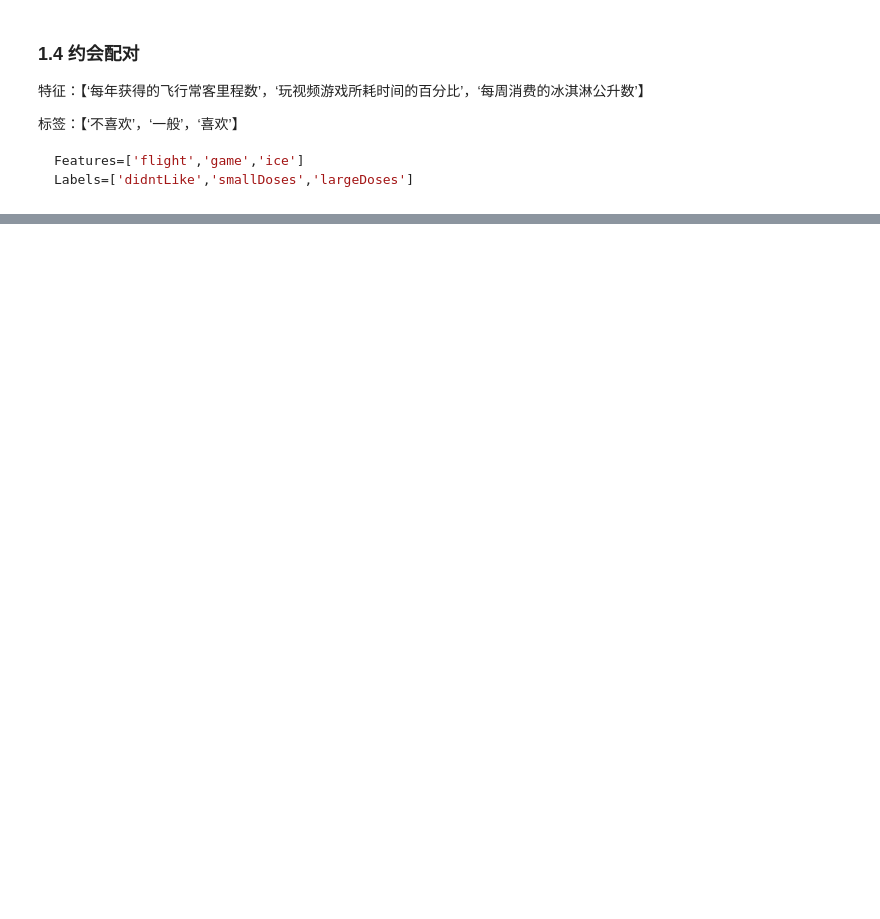
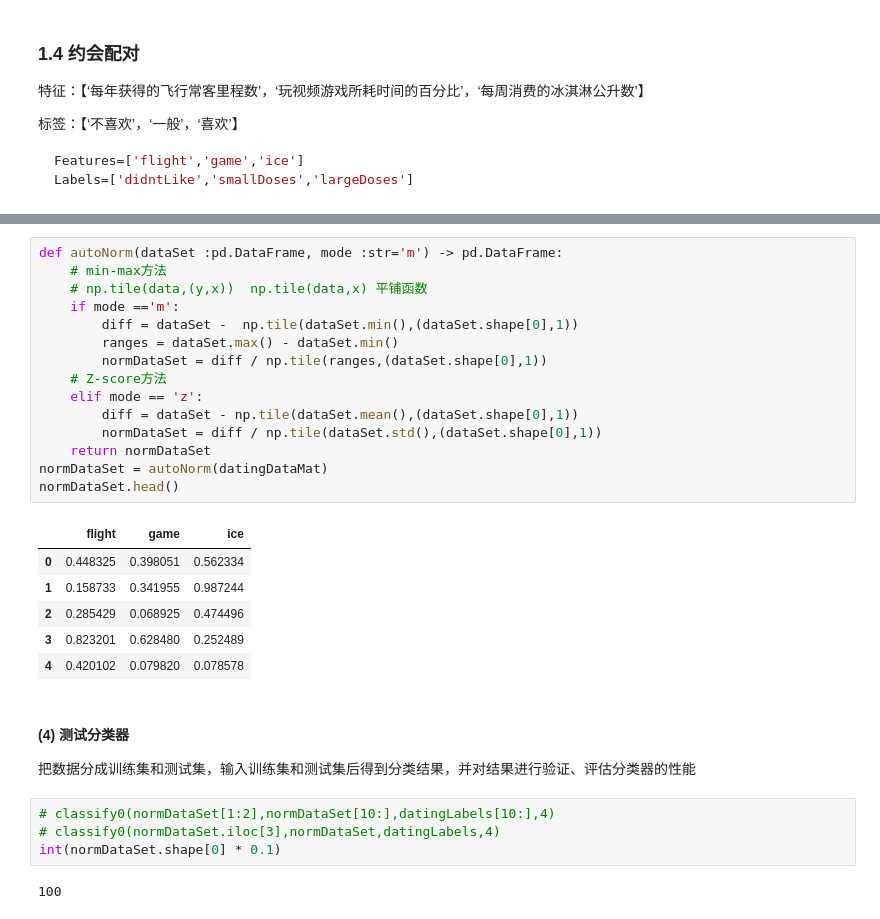
Before and after one commit to abulimity/Learn-Machine-Learning, a Jupyter notebook: CH01_KNN/KNN.ipynb, the cells around one changed output, grey strips where cells are left out. Saved outputs shown, nothing was run; the diff lists cells and outputs as text; blank space fills up the shorter version.

```diff
--- a/CH01_KNN/KNN.ipynb
+++ b/CH01_KNN/KNN.ipynb
@@ -196,0 +244,32 @@ plt.show()
+# %%
+def autoNorm(dataSet :pd.DataFrame, mode :str='m') -> pd.DataFrame:
+    # min-max方法
+    # np.tile(data,(y,x))  np.tile(data,x) 平铺函数
+    if mode =='m':
+        diff = dataSet -  np.tile(dataSet.min(),(dataSet.shape[0],1))
+        ranges = dataSet.max() - dataSet.min()
+        normDataSet = diff / np.tile(ranges,(dataSet.shape[0],1))
+    # Z-score方法
+    elif mode == 'z':
+        diff = dataSet - np.tile(dataSet.mean(),(dataSet.shape[0],1))
+        normDataSet = diff / np.tile(dataSet.std(),(dataSet.shape[0],1))
+    return normDataSet
+normDataSet = autoNorm(datingDataMat)
+normDataSet.head()
+# %% [output]
+|  | flight | game | ice |
+| 0 | 0.448325 | 0.398051 | 0.562334 |
+| 1 | 0.158733 | 0.341955 | 0.987244 |
+| 2 | 0.285429 | 0.068925 | 0.474496 |
+| 3 | 0.823201 | 0.628480 | 0.252489 |
+| 4 | 0.420102 | 0.079820 | 0.078578 |
+# %% [markdown]
+#### (4) 测试分类器
+
+把数据分成训练集和测试集，输入训练集和测试集后得到分类结果，并对结果进行验证、评估分类器的性能
+# %%
+# classify0(normDataSet[1:2],normDataSet[10:],datingLabels[10:],4)
+# classify0(normDataSet.iloc[3],normDataSet,datingLabels,4)
+int(normDataSet.shape[0] * 0.1)
+# %% [output]
+100
```
Also changed, not shown: parts of 10 cells of this notebook.
